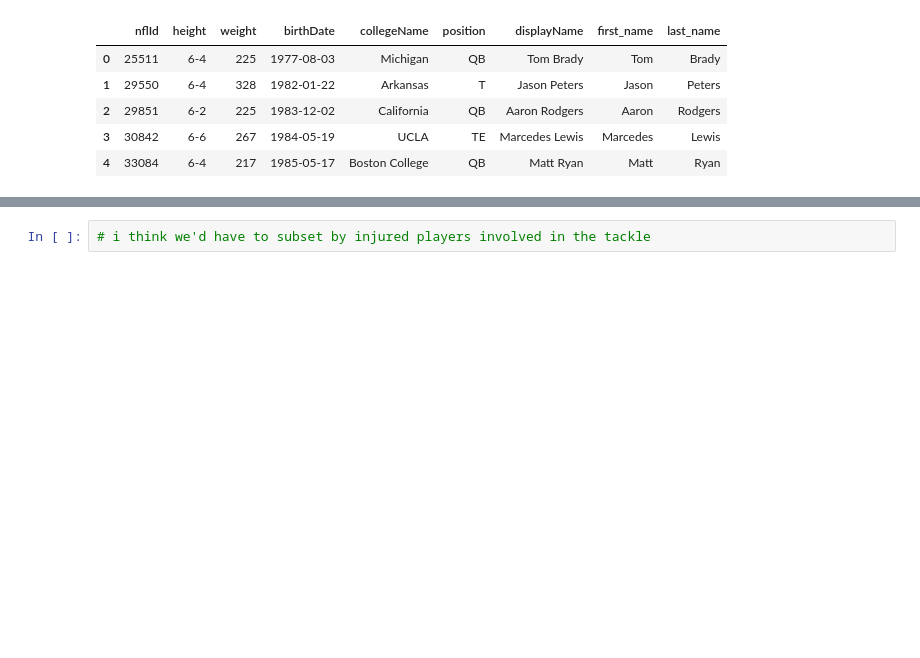
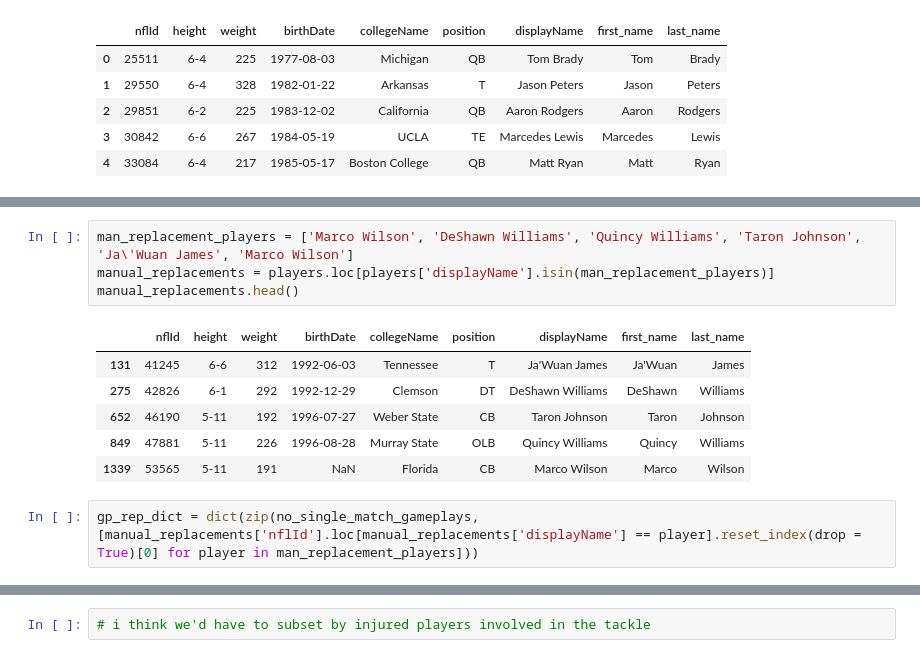
Before and after one commit to am-cook/bdb2024, a Jupyter notebook: injury_work.ipynb, the cells around one changed output, grey strips where cells are left out. Drawn from its saved outputs; the diff is of its cells as text; blank space fills up the shorter version.

```diff
--- a/injury_work.ipynb
+++ b/injury_work.ipynb
@@ -385,0 +437,13 @@ injured_players_nflIds =
+# %%
+man_replacement_players = ['Marco Wilson', 'DeShawn Williams', 'Quincy Williams', 'Taron Johnson', 'Ja\'Wuan James', 'Marco Wilson']
+manual_replacements = players.loc[players['displayName'].isin(man_replacement_players)]
+manual_replacements.head()
+# %% [output]
+|  | nflId | height | weight | birthDate | collegeName | position | displayName | first_name | last_name |
+| 131 | 41245 | 6-6 | 312 | 1992-06-03 | Tennessee | T | Ja'Wuan James | Ja'Wuan | James |
+| 275 | 42826 | 6-1 | 292 | 1992-12-29 | Clemson | DT | DeShawn Williams | DeShawn | Williams |
+| 652 | 46190 | 5-11 | 192 | 1996-07-27 | Weber State | CB | Taron Johnson | Taron | Johnson |
+| 849 | 47881 | 5-11 | 226 | 1996-08-28 | Murray State | OLB | Quincy Williams | Quincy | Williams |
+| 1339 | 53565 | 5-11 | 191 | NaN | Florida | CB | Marco Wilson | Marco | Wilson |
+# %%
+gp_rep_dict = dict(zip(no_single_match_gameplays, [manual_replacements['nflId'].loc[manual_replacements['displayName'] == player].reset_index(drop = True)[0] for player in man_replacement_players]))
```
Also changed, not shown: parts of 50 cells of this notebook.
